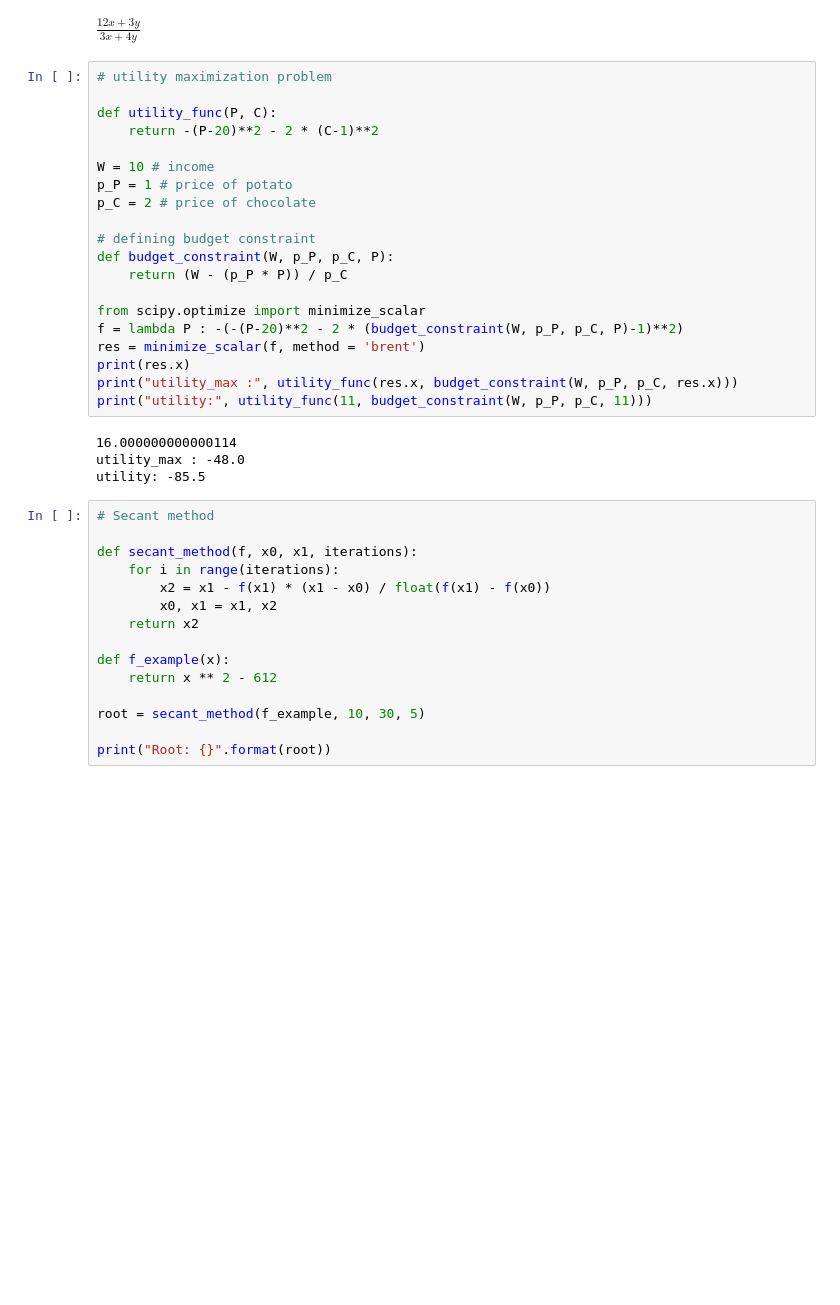
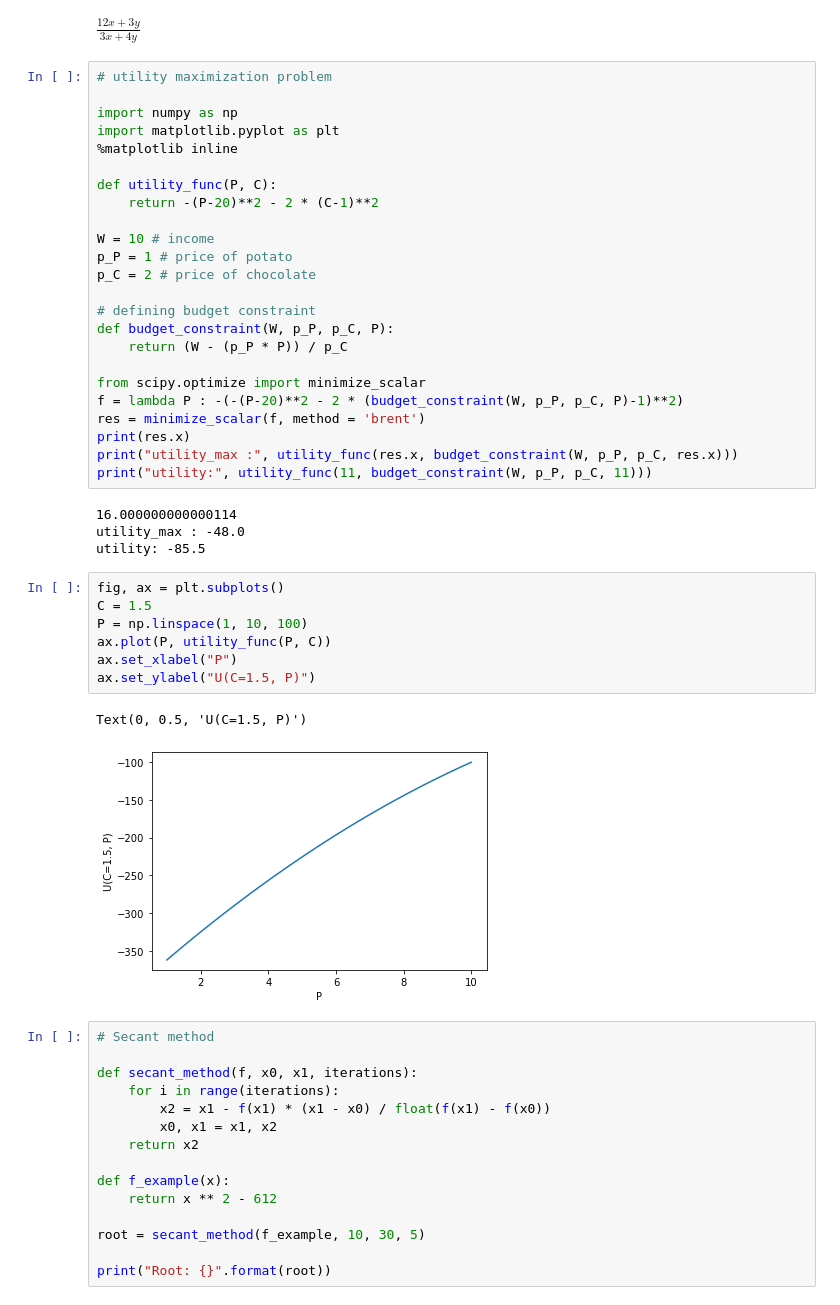
Before and after one commit to Kafka-21/Econ_lab, a Jupyter notebook: Week 5/Microeconomics.ipynb, the cells around one changed output. Saved outputs shown, nothing was run; the diff lists cells and outputs as text; blank space fills up the shorter version.

```diff
--- a/Week 5/Microeconomics.ipynb
+++ b/Week 5/Microeconomics.ipynb
@@ -56,6 +56,10 @@ MRTS
 $\displaystyle \frac{12 x + 3 y}{3 x + 4 y}$
 # %%
 # utility maximization problem
+
+import numpy as np
+import matplotlib.pyplot as plt
+%matplotlib inline
 
 def utility_func(P, C):
     return -(P-20)**2 - 2 * (C-1)**2
@@ -78,6 +82,16 @@ print("utility:", utility_func(11, budget_constraint(W, p_P, p_C, 11)))
 16.000000000000114
 utility_max : -48.0
 utility: -85.5
+# %%
+fig, ax = plt.subplots()
+C = 1.5
+P = np.linspace(1, 10, 100)
+ax.plot(P, utility_func(P, C))
+ax.set_xlabel("P")
+ax.set_ylabel("U(C=1.5, P)")
+# %% [output]
+Text(0, 0.5, 'U(C=1.5, P)')
+[figure, added]
 # %%
 # Secant method
 
```
Also changed, not shown: parts of 7 cells of this notebook, 7 other files.
